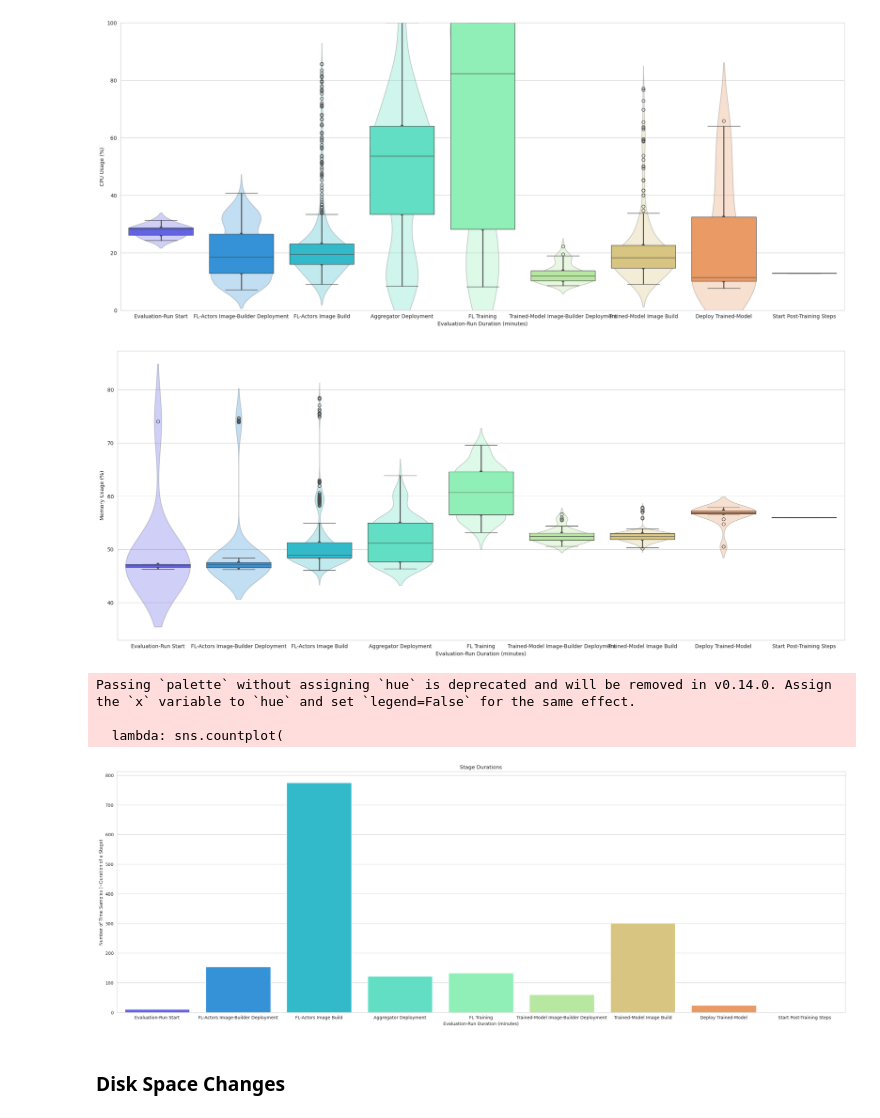
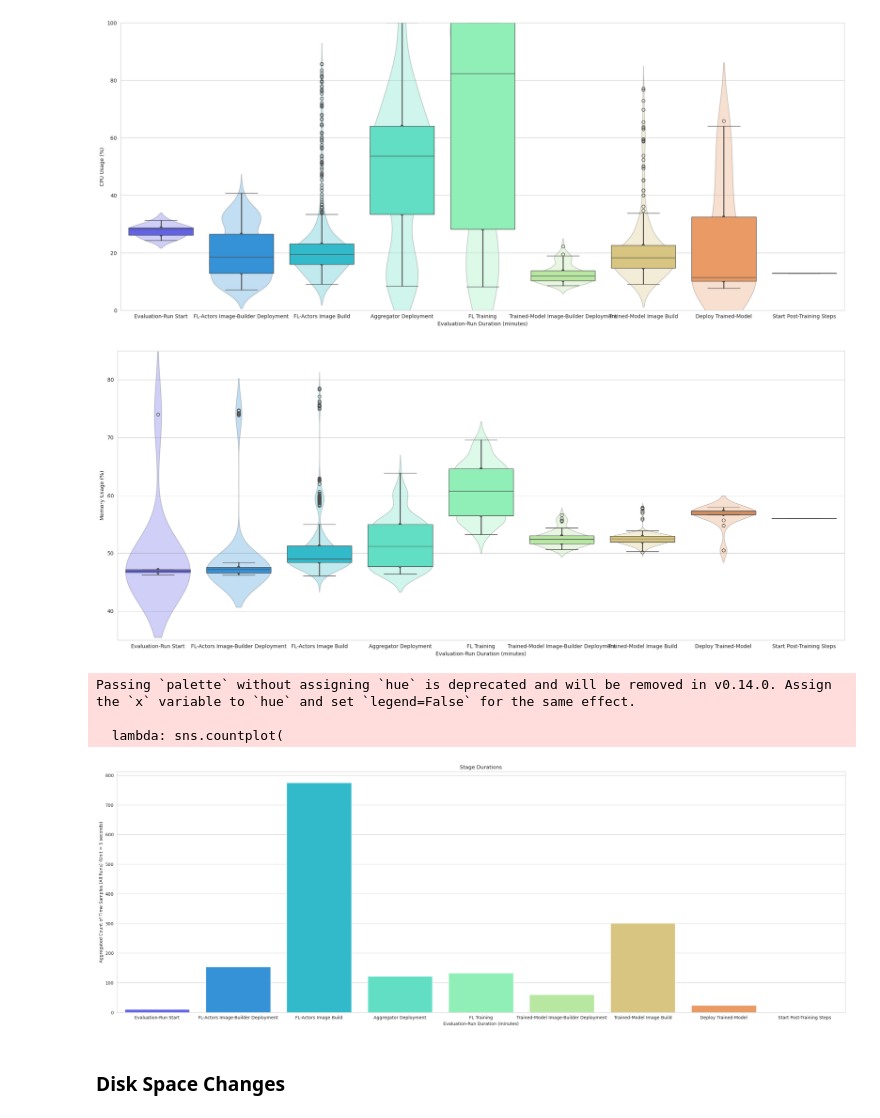
Before and after one commit to oakestra/oakestra-cli, a Jupyter notebook: oak_cli/evaluation/addons/flops/current_tmp_csv_graphs.ipynb, the cells around one changed output. Drawn from its saved outputs; the diff is of its cells as text; code cells hidden in the pictures.

```diff
--- a/oak_cli/evaluation/addons/flops/current_tmp_csv_graphs.ipynb
+++ b/oak_cli/evaluation/addons/flops/current_tmp_csv_graphs.ipynb
@@ -66,7 +67,11 @@ class _Stage_Info(BaseModel):
     end: float = 0
 
 
-def _draw_stages(data: pd.DataFrame, color_intensity: float) -> None:
+def _draw_stages(
+        data: pd.DataFrame,
+        color_intensity: float,
+        stages_color_height: float = 100,
+    ) -> None:
     stages: List[_Stage_Info] = []
     last_stage = ""
     for index, row in data.iterrows():
@@ -88,7 +93,7 @@ def _draw_stages(data: pd.DataFrame, color_intensity: float) -> None:
     for stage_info in stages:
         plt.fill_between(
             (stage_info.start,stage_info.end),
-            100,
+            stages_color_height,
             color=sns.color_palette(
                 palette="tab10",
                 n_colors=NUMBER_OF_TOTAL_STAGES,
@@ -121,7 +126,7 @@ def _draw_stages(data: pd.DataFrame, color_intensity: float) -> None:
     plt.gca().legend(
         handles=combined_handles,
         labels=combined_labels,
-        bbox_to_anchor=(1.05, 1),
+        bbox_to_anchor=(1, 1),
         loc='upper left'
     )
 
@@ -136,6 +141,7 @@ def draw_graph(
         size: Tuple[int,int] = (10, 5),
         show_stages: bool = False,
         stages_color_intensity: float = 0.3,
+        stages_color_height: float = 100,
         use_percentage_limits: bool = False,
     ) -> None:
     fig, ax = plt.subplots(figsize=size)
@@ -161,11 +167,14 @@ def draw_graph(
         plt.xlim([x_lim[0], x_lim[1]])
     if y_lim:
         plt.ylim([y_lim[0], y_lim[1]])
+    else:
+        plt.ylim(0)
 
     if show_stages:
         _draw_stages(
             data=data,
-            color_intensity=stages_color_intensity
+            color_intensity=stages_color_intensity,
+            stages_color_height=stages_color_height,
         )
 
     plt.show()
@@ -281,15 +285,14 @@ draw_box_violin_plot_for_each_stage(
 # %% [output]
 [figure]
 # %%
-# CPU Usage per Stage
 draw_box_violin_plot_for_each_stage(
     key=MEMORY_KEY,
     y_label="Memory Usage (%)",
+    y_lim=(35,85)
 )
 # %% [output]
-[figure, old version]
+[figure, new version]
 # %%
-# Time Smaple Visualization - Stage Durations
 draw_graph(
     size=(30,10),
     data=df,
@@ -301,12 +304,12 @@ draw_graph(
             palette=flops_palette
         )
     ],
-    y_label = "Number of Time Samples (~Duration of a Stage)"
+    y_label = "Aggregated Count of Time Samples (All Runs) (Unit = 5 seconds)"
 )
 # %% [output]
 Passing `palette` without assigning `hue` is deprecated and will be removed in v0.14.0. Assign the `x` variable to `hue` and set `legend=False` for the same effect.
 
   lambda: sns.countplot(
-[figure, old version]
+[figure, new version]
 # %% [markdown]
 ### Disk Space Changes
```
Also changed, not shown: parts of 15 cells of this notebook.
